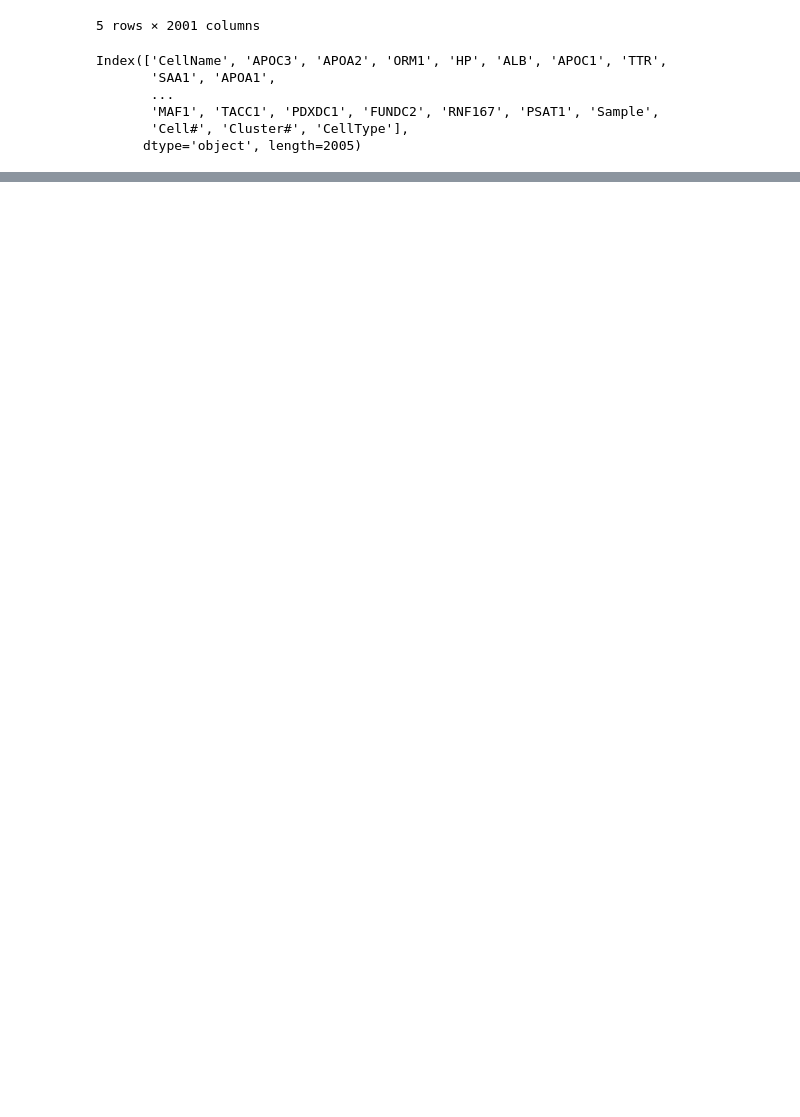
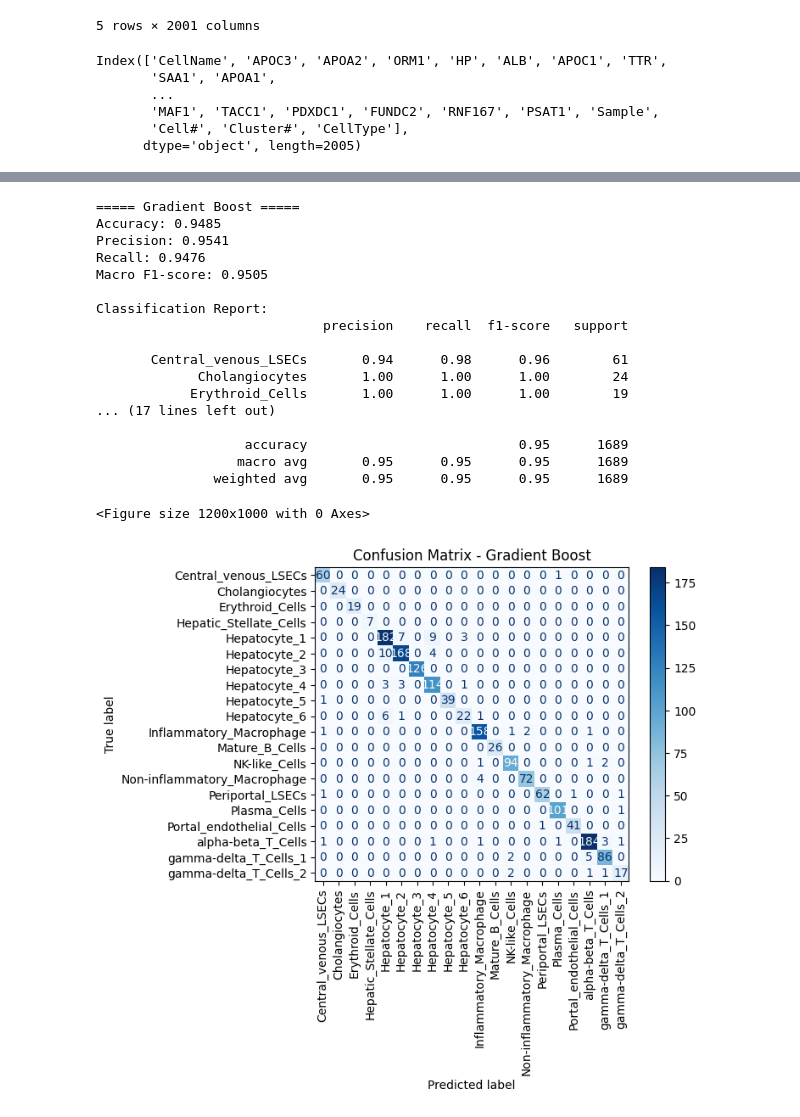
Before and after one commit to milicazubljic/scRNAseq-Human-Liver-Analysis, a Jupyter notebook: Classification.ipynb, the cells around one changed output, grey strips where cells are left out. Drawn from its saved outputs; the diff is of its cells as text; code cells hidden in the pictures; blank space fills up the shorter version.

```diff
--- a/Classification.ipynb
+++ b/Classification.ipynb
@@ -133,0 +376,32 @@ weighted avg       0.95      0.95      0.95      1689
+# %%
+from sklearn.ensemble import GradientBoostingClassifier
+
+gb = GradientBoostingClassifier(
+    random_state=42
+)
+
+gb.fit(X_train, y_train)
+
+pred_gb = gb.predict(X_test)
+# %%
+evaluate_model('Gradient Boost', pred_gb)
+# %% [output]
+===== Gradient Boost =====
+Accuracy: 0.9485
+Precision: 0.9541
+Recall: 0.9476
+Macro F1-score: 0.9505
+
+Classification Report:
+                             precision    recall  f1-score   support
+
+       Central_venous_LSECs       0.94      0.98      0.96        61
+             Cholangiocytes       1.00      1.00      1.00        24
+            Erythroid_Cells       1.00      1.00      1.00        19
+... (17 lines left out)
+
+                   accuracy                           0.95      1689
+                  macro avg       0.95      0.95      0.95      1689
+               weighted avg       0.95      0.95      0.95      1689
+<Figure size 1200x1000 with 0 Axes>
+[figure, added]
```
Also changed, not shown: parts of 45 cells of this notebook, 2 other files.
